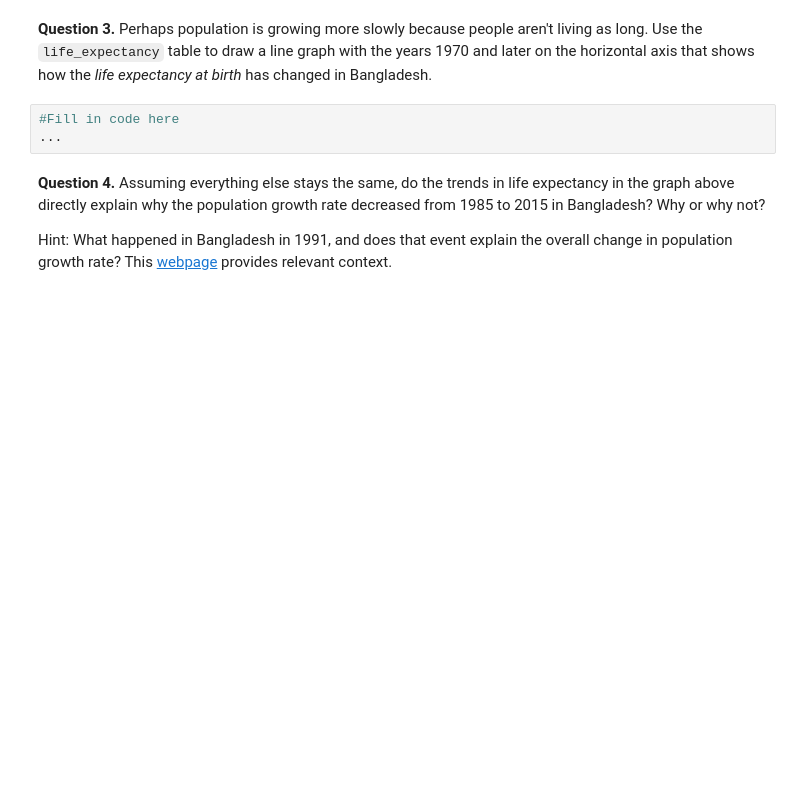
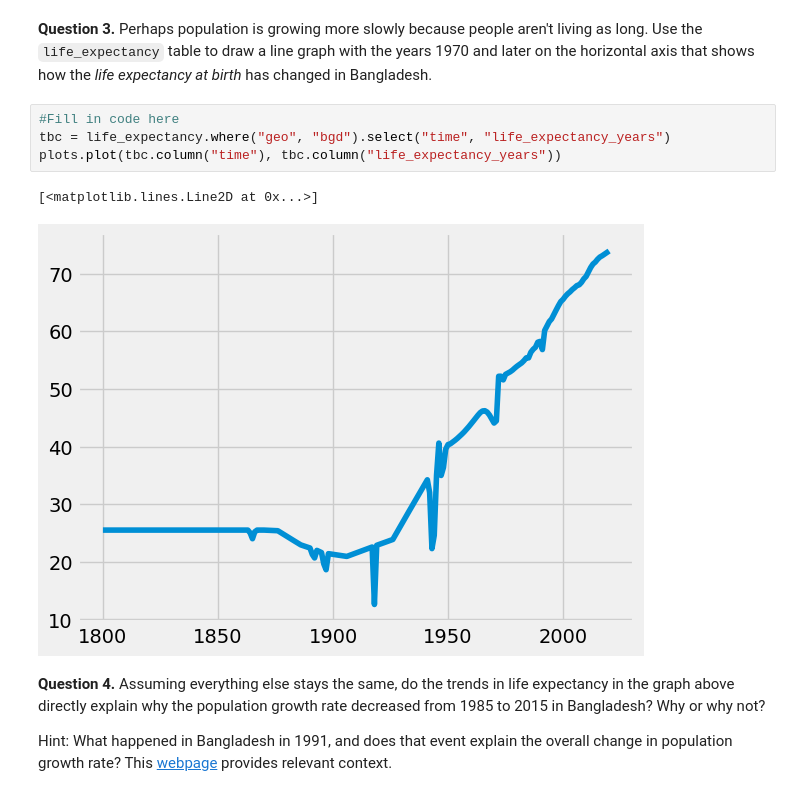
Before and after one commit to lochnes-007/WorldProgress, a Jupyter notebook: project1.ipynb, the cells around one changed output. Cells and saved outputs as stored; diff of their text form; blank space fills up the shorter version.

Commit message:
done till life expectancy

```diff
--- a/project1.ipynb
+++ b/project1.ipynb
@@ -150,7 +252,11 @@ fertility.show(3)
 **Question 3.** Perhaps population is growing more slowly because people aren't living as long. Use the `life_expectancy` table to draw a line graph with the years 1970 and later on the horizontal axis that shows how the *life expectancy at birth* has changed in Bangladesh.
 # %%
 #Fill in code here
-...
+tbc = life_expectancy.where("geo", "bgd").select("time", "life_expectancy_years")
+plots.plot(tbc.column("time"), tbc.column("life_expectancy_years"))
+# %% [output]
+[<matplotlib.lines.Line2D at 0x...>]
+[figure, added]
 # %% [markdown]
 <!-- END QUESTION -->
 
```
Also changed, not shown: parts of 11 cells of this notebook, 1 other file.
